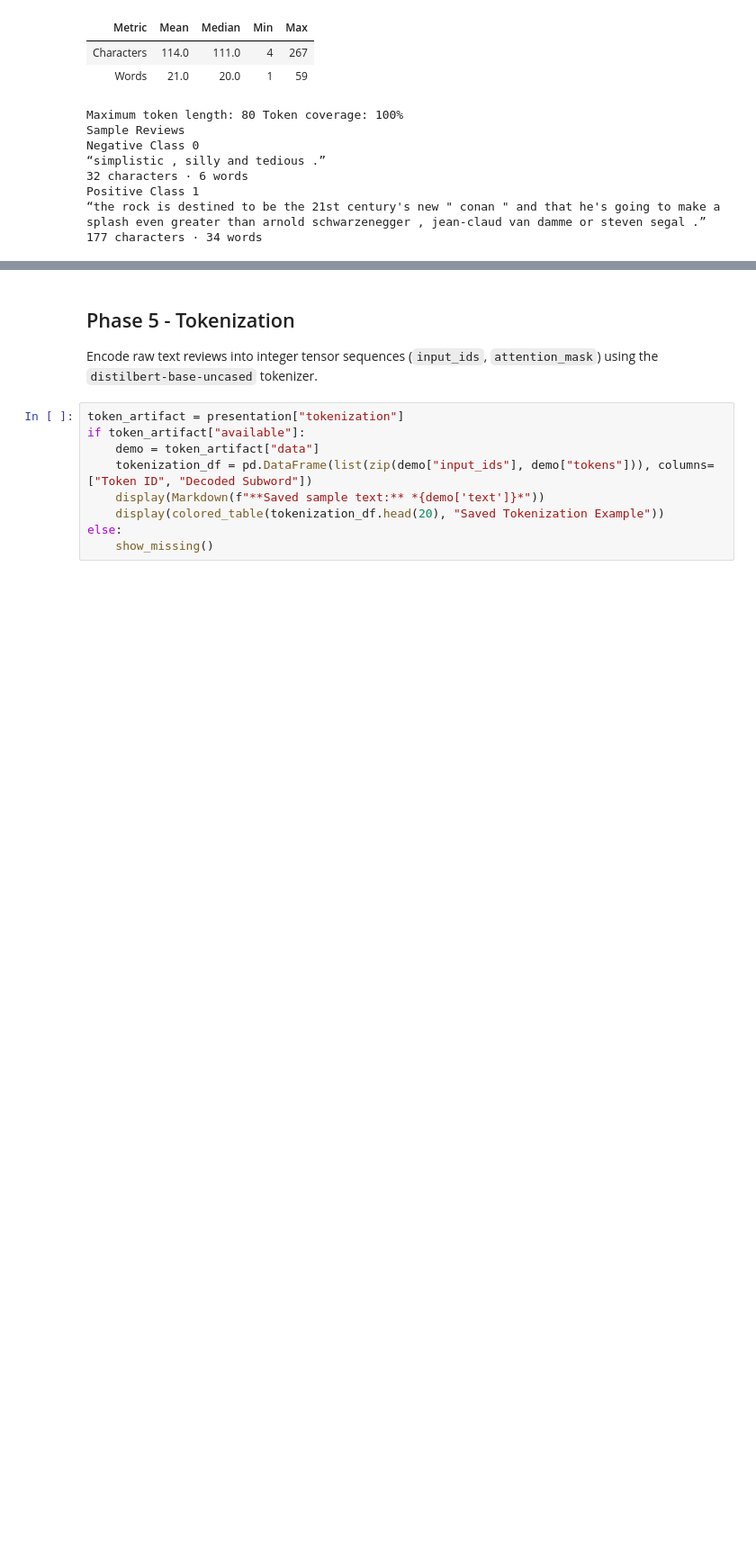
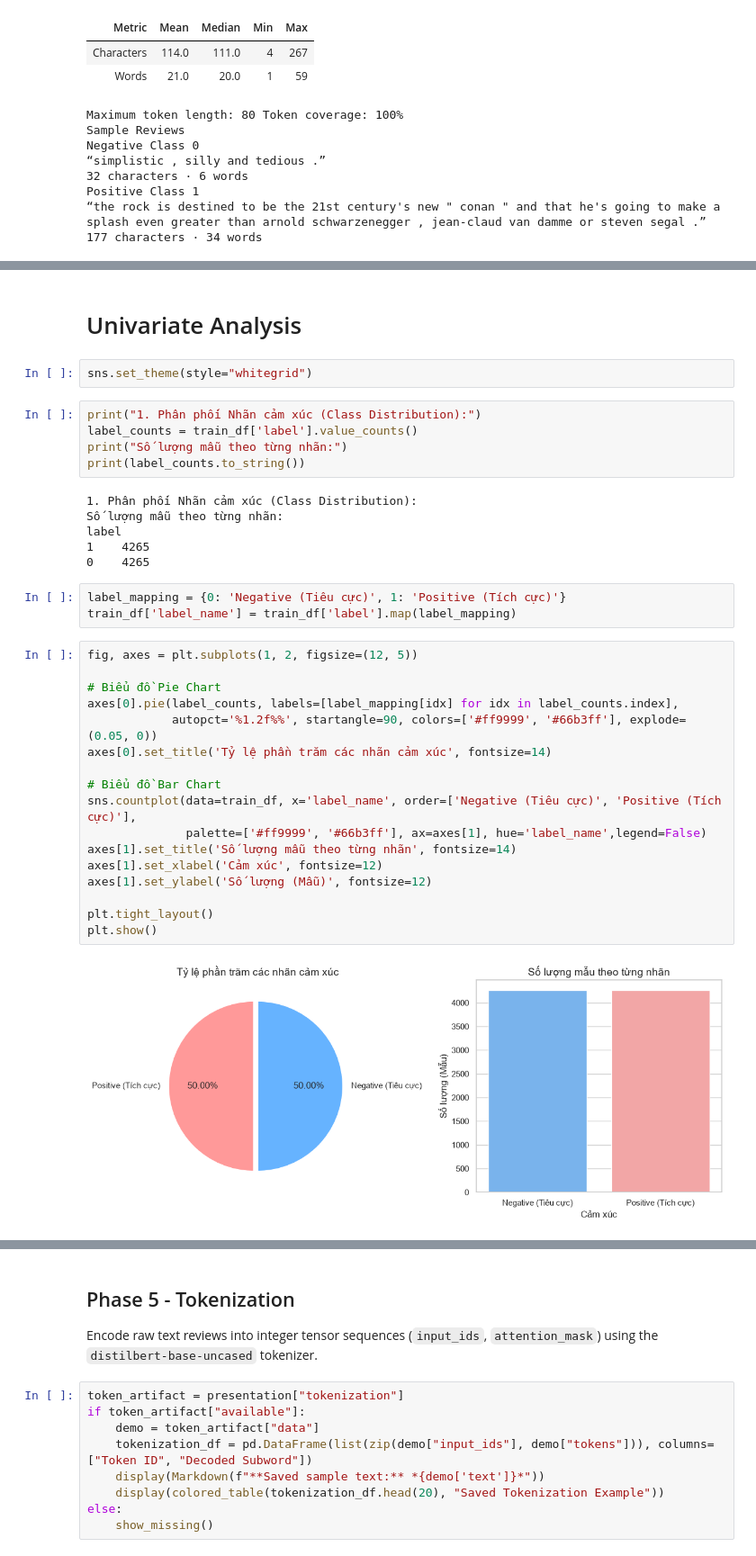
Before and after one commit to TiCoder-coder/TOTAL_LABPARACTICE_FOR_DEEP_LEARNING, a Jupyter notebook: total_practice/practice_3/notebook_practice_3/practice_3.ipynb, the cells around one changed output, grey strips where cells are left out. Shown at 90% size. Cells and saved outputs as stored; diff of their text form; blank space fills up the shorter version.

```diff
--- a/total_practice/practice_3/notebook_practice_3/practice_3.ipynb
+++ b/total_practice/practice_3/notebook_practice_3/practice_3.ipynb
@@ -221,0 +319,37 @@ Positive Class 1
+# %% [markdown]
+# Univariate Analysis
+# %%
+sns.set_theme(style="whitegrid")
+# %%
+print("1. Phân phối Nhãn cảm xúc (Class Distribution):")
+label_counts = train_df['label'].value_counts()
+print("Số lượng mẫu theo từng nhãn:")
+print(label_counts.to_string())
+# %% [output]
+1. Phân phối Nhãn cảm xúc (Class Distribution):
+Số lượng mẫu theo từng nhãn:
+label
+1    4265
+0    4265
+# %%
+label_mapping = {0: 'Negative (Tiêu cực)', 1: 'Positive (Tích cực)'}
+train_df['label_name'] = train_df['label'].map(label_mapping)
+# %%
+fig, axes = plt.subplots(1, 2, figsize=(12, 5))
+
+# Biểu đồ Pie Chart
+axes[0].pie(label_counts, labels=[label_mapping[idx] for idx in label_counts.index],
+            autopct='%1.2f%%', startangle=90, colors=['#ff9999', '#66b3ff'], explode=(0.05, 0))
+axes[0].set_title('Tỷ lệ phần trăm các nhãn cảm xúc', fontsize=14)
+
+# Biểu đồ Bar Chart
+sns.countplot(data=train_df, x='label_name', order=['Negative (Tiêu cực)', 'Positive (Tích cực)'],
+              palette=['#ff9999', '#66b3ff'], ax=axes[1], hue='label_name',legend=False)
+axes[1].set_title('Số lượng mẫu theo từng nhãn', fontsize=14)
+axes[1].set_xlabel('Cảm xúc', fontsize=12)
+axes[1].set_ylabel('Số lượng (Mẫu)', fontsize=12)
+
+plt.tight_layout()
+plt.show()
+# %% [output]
+[figure, added]
```
Also changed, not shown: parts of 27 cells of this notebook.
